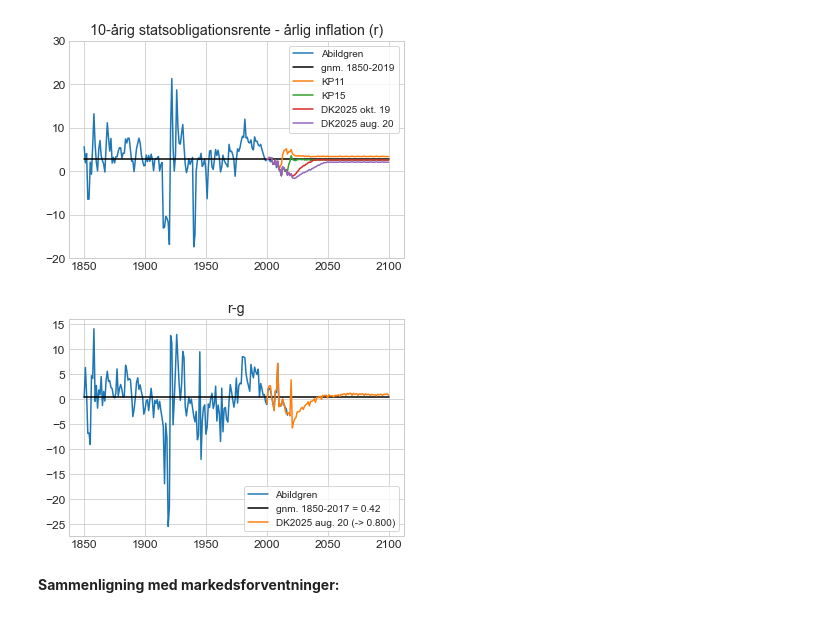
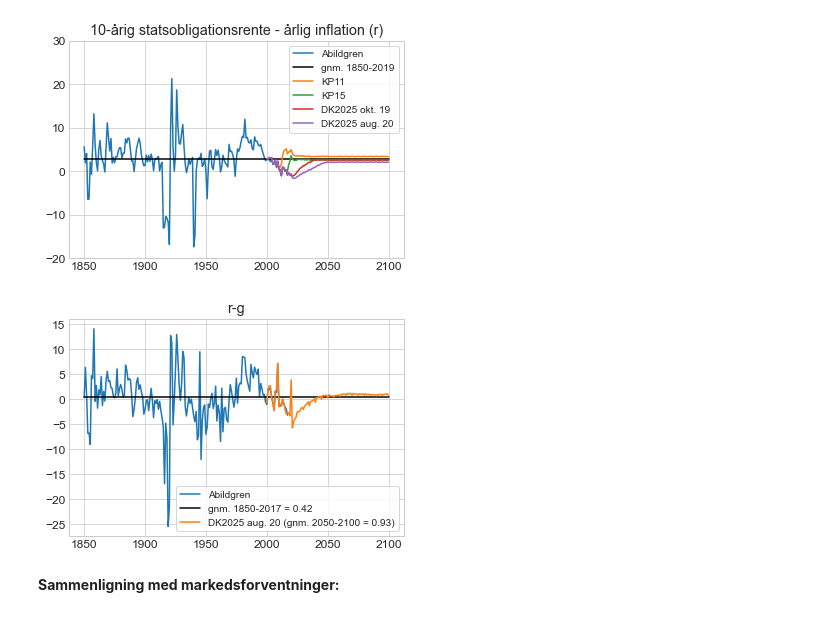
Before and after one commit to JeppeDruedahl/PublicDebt, a Jupyter notebook: Graphs.ipynb, the cells around one changed output. Cells and saved outputs as stored; diff of their text form; code cells hidden in the pictures.

```diff
--- a/Graphs.ipynb
+++ b/Graphs.ipynb
@@ -125,29 +125,29 @@ fig.savefig('real_rente.png')
 # %%
 fig = plt.figure()
 ax = fig.add_subplot(1,1,1)
 
 # NB
 I = (NB.year >= 1850) & (NB.year <= 2017)
 J = (NB_inflation.year >= 1850) & (NB_inflation.year <= 2017)
 K = (NB_growth.year >= 1850) & (NB_growth.year <= 2017)
 x = NB.year[I]
 r = NB[I].value.values-NB_inflation[J].value.values
 g = NB_growth[K].value.values
 ax.plot(x,r-g,label='Abildgren')
 ax.plot([1850,2100],np.repeat(np.mean(r-g),2),color='black',label=f'gnm. 1850-2017 = {np.mean(r-g):.2f}')
 
 # FM
 r = FM20.value.values-FM20_inflation.value.values
 g = FM20_growth.value.values
-ax.plot(FM20.year,r-g,label=f'DK2025 aug. 20 (-> {r[-1]-g[-1]:.3f})')
+ax.plot(FM20.year,r-g,label=f'DK2025 aug. 20 (gnm. 2050-2100 = {np.mean(r[-50:]-g[-50:]):.2f})')
 
 # details
 ax.set_title('r-g')
 ax.legend(frameon=True,ncol=1,loc='lower right',fontsize=10)
 
 fig.savefig('r_minus_g.png')
 # %% [output]
-[figure, old version]
+[figure, new version]
 # %% [markdown]
 **Sammenligning med markedsforventninger:**
 # %%
```
Also changed, not shown: parts of 1 cell of this notebook, 1 other file.
